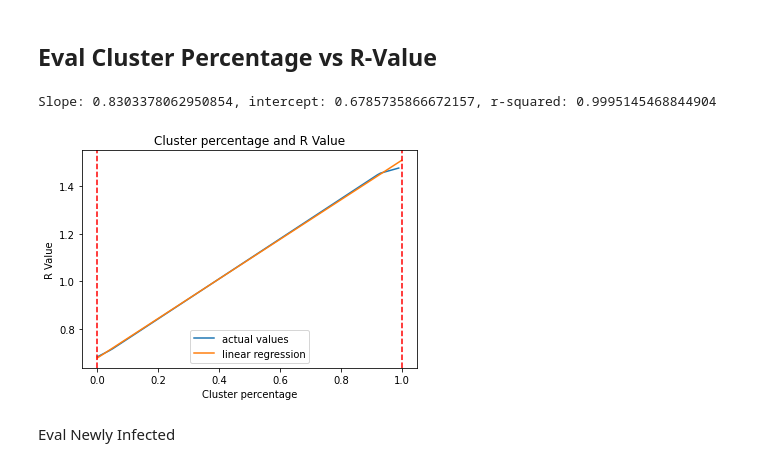
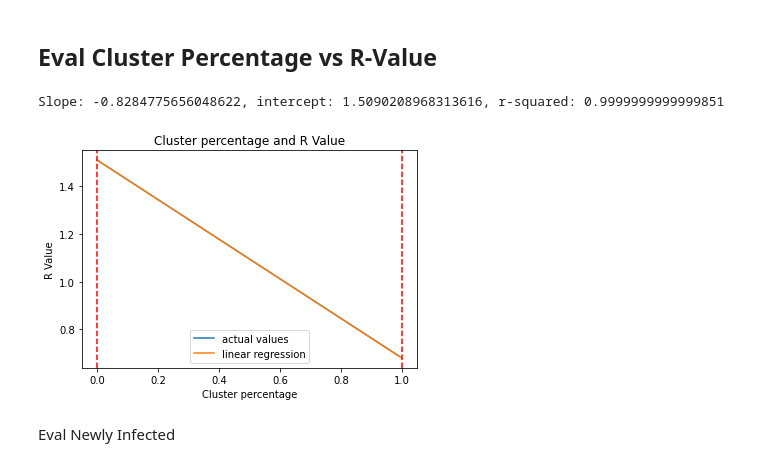
Before and after one commit to anuarsantoyo/master-thesis, a Jupyter notebook: model/220606_model_optimization_Linear.ipynb, the cells around one changed output. Cells and saved outputs as stored; diff of their text form; code cells hidden in the pictures.

```diff
--- a/model/220606_model_optimization_Linear.ipynb
+++ b/model/220606_model_optimization_Linear.ipynb
@@ -89,7 +78,7 @@ cero = torch.tensor(0., requires_grad=False, device=device, dtype=dtype)
 # %% [markdown]
 ### Initialize method parameter
 # %%
-method = TwoClusterNN(device=device, dtype=dtype)
+method = TwoClusterLinear(device=device, dtype=dtype)
 # %% [markdown]
 ### Initialize alpha and phi
 # %%
@@ -102,8 +91,6 @@ dict_param
   'phi': tensor(25., grad_fn=<AddBackward0>)}}
 # %% [markdown]
 ## Load Method Input Data
-# %%
-method.set_cluster_train(start_time, train_test_split_time)
-method.set_cluster_test(train_test_split_time, end_time)
-cluster_percentage_train_test = np.concatenate((method.cluster_percentage_train, method.cluster_percentage_test), axis=None)
+# %%
+method.set_cluster_train(start_time, end_time)
 # %%
@@ -278,30 +206,30 @@ plt.show()
 # %%
 from scipy import stats
 
 x = np.arange(0,1 , 0.01)
 y = np.squeeze(method.calculate_R(x).cpu().detach().numpy())
 
 
-x_min = cluster_percentage_train_test.min()
-x_max = cluster_percentage_train_test.max()
+x_min = method.cluster_percentage_train.min()
+x_max = method.cluster_percentage_train.max()
 x_bound = np.arange(x_min, x_max + 0.01 , 0.01)
 y_bound = np.squeeze(method.calculate_R(x_bound).cpu().detach().numpy())
 
 slope, intercept, r_value, p_value, std_err = stats.linregress(x_bound, y_bound)
 y_linreg = intercept + slope * x_bound
 print(f'Slope: {slope}, intercept: {intercept}, r-squared: {r_value**2}')
 plt.plot(x, y, label='actual values')
 plt.plot(x_bound, y_linreg, label='linear regression')
 plt.axvline(x=x_min, c='r', linestyle='--')
 plt.axvline(x=x_max, c='r', linestyle='--')
 plt.xlabel('Cluster percentage')
 plt.ylabel('R Value')
 plt.title('Cluster percentage and R Value')
 plt.legend()
 plt.show()
 # %% [output]
-Slope: 0.8303378062950854, intercept: 0.6785735866672157, r-squared: 0.9995145468844904
+Slope: -0.8284775656048622, intercept: 1.5090208968313616, r-squared: 0.9999999999999851
-[figure, old version]
+[figure, new version]
 # %% [markdown]
 Eval Newly Infected
 # %%
```
Also changed, not shown: parts of 14 cells of this notebook.
